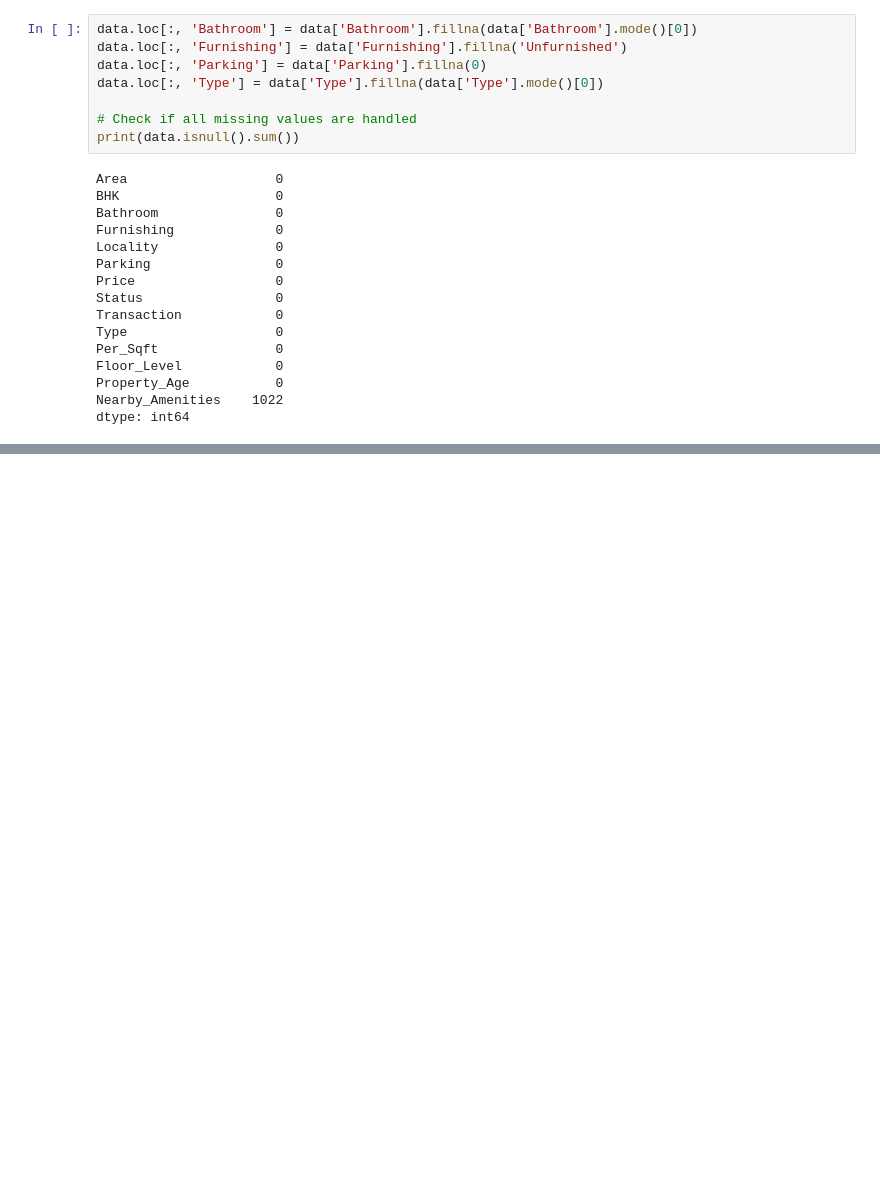
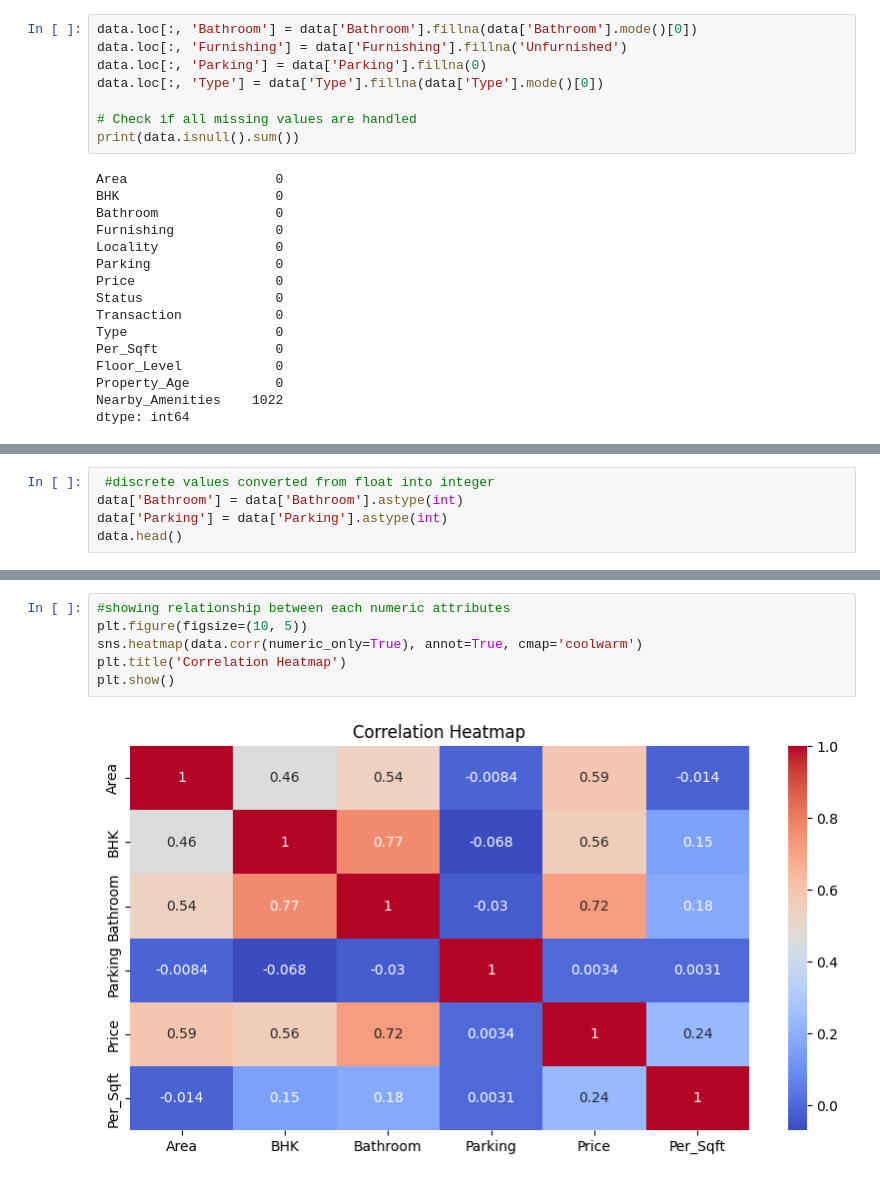
Before and after one commit to vandita-yadav/Indian-Real-Estate-Price-Analysis-Insights, a Jupyter notebook: CA2_VanditaYadav.ipynb, the cells around one changed output, grey strips where cells are left out. Drawn from its saved outputs; the diff is of its cells as text; blank space fills up the shorter version.

```diff
--- a/CA2_VanditaYadav.ipynb
+++ b/CA2_VanditaYadav.ipynb
@@ -100,0 +125,5 @@ data.head()
+# %%
+ #discrete values converted from float into integer
+data['Bathroom'] = data['Bathroom'].astype(int)
+data['Parking'] = data['Parking'].astype(int)
+data.head()
@@ -100,0 +174,8 @@ data.head()
+# %%
+#showing relationship between each numeric attributes
+plt.figure(figsize=(10, 5))
+sns.heatmap(data.corr(numeric_only=True), annot=True, cmap='coolwarm')
+plt.title('Correlation Heatmap')
+plt.show()
+# %% [output]
+[figure, added]
```
Also changed, not shown: parts of 11 cells of this notebook.
